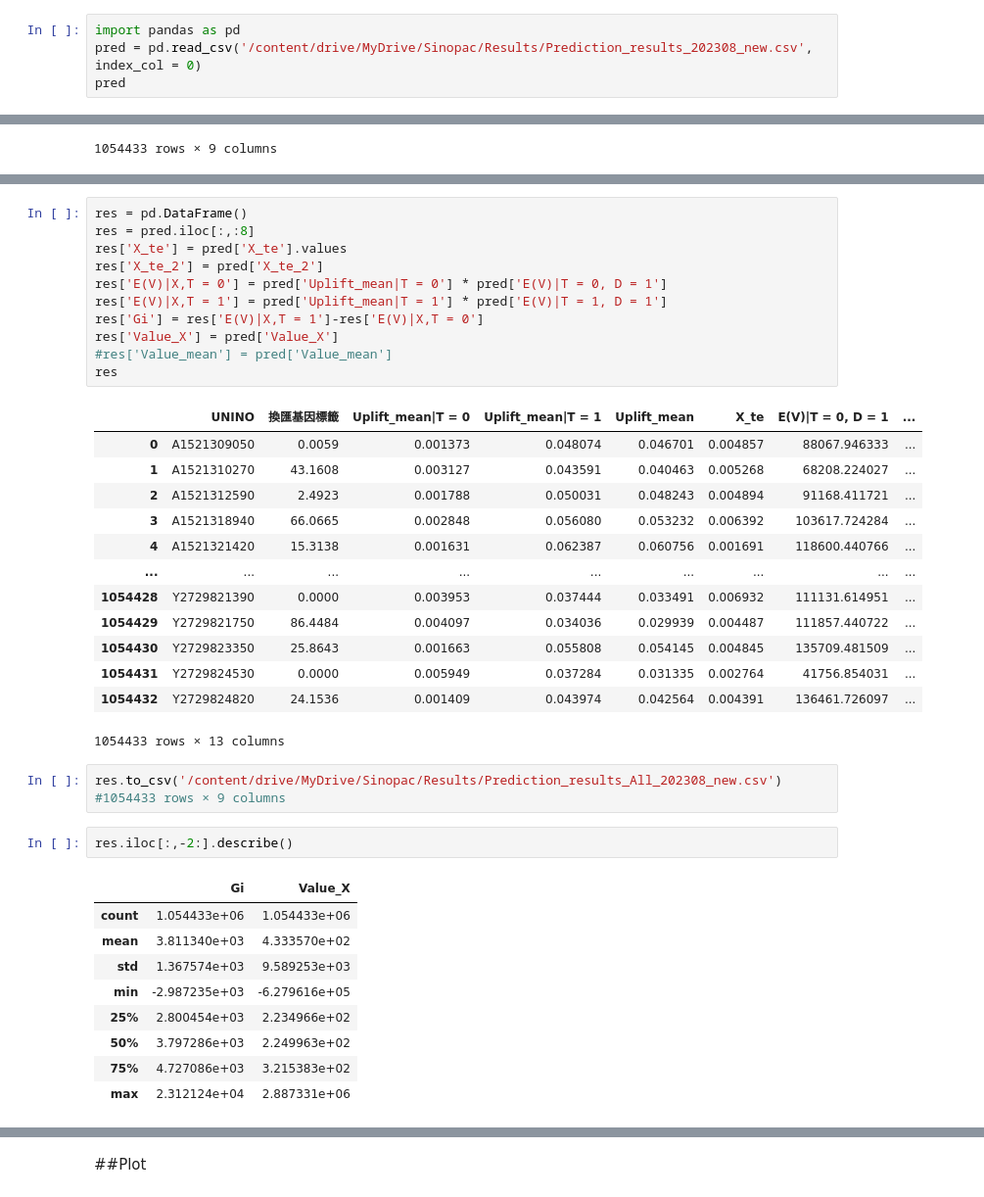
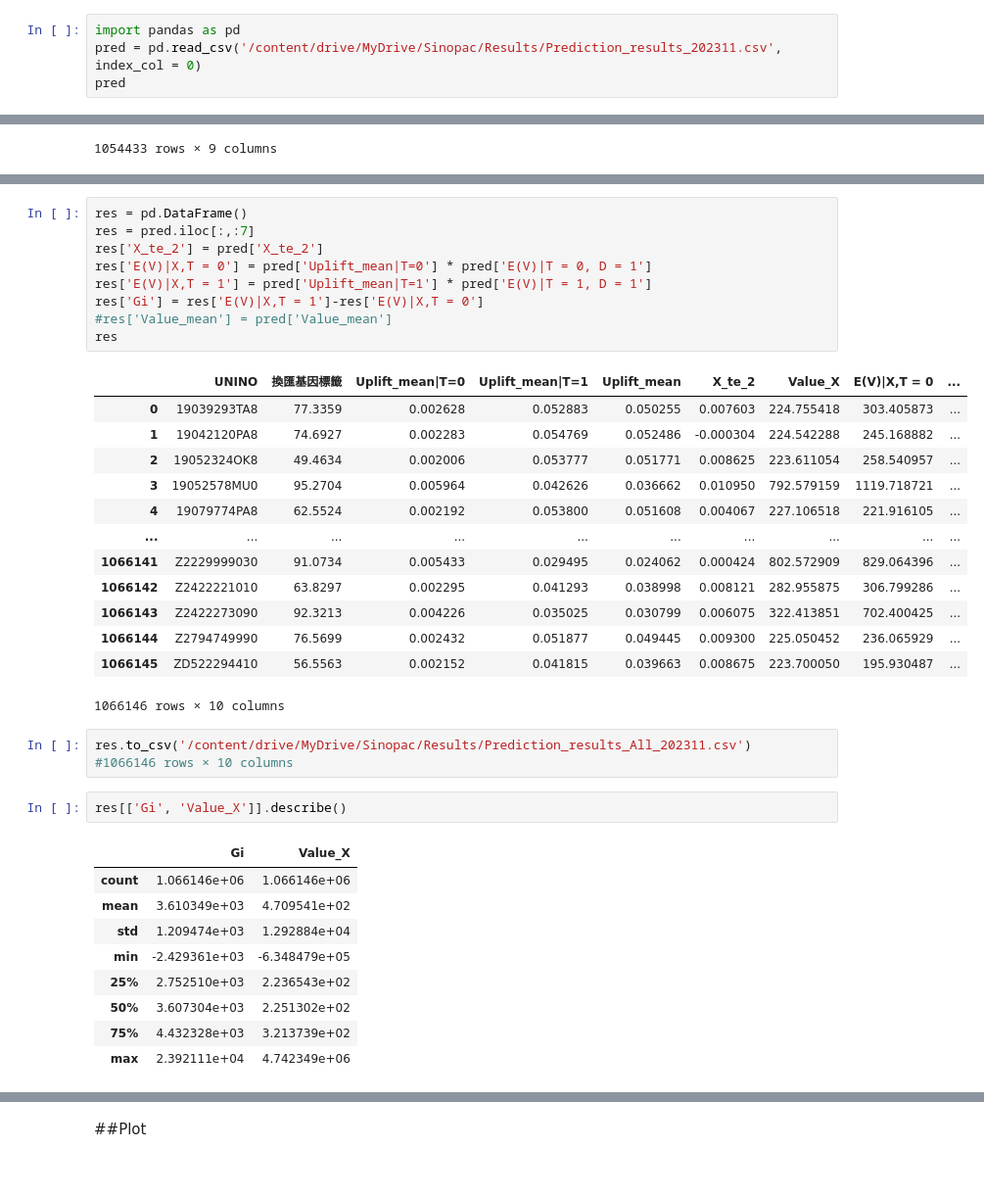
Before and after one commit to sssylvia0/Uplift_Model, a Jupyter notebook: Model_Nov.ipynb, the cells around one changed output, grey strips where cells are left out. Shown at 98% size. Drawn from its saved outputs; the diff is of its cells as text.

```diff
--- a/Model_Nov.ipynb
+++ b/Model_Nov.ipynb
@@ -187,6 +296,6 @@ pred.to_csv('/content/drive/MyDrive/Sinopac/Results/Prediction_results_202308_ne
 # %%
 import pandas as pd
-pred = pd.read_csv('/content/drive/MyDrive/Sinopac/Results/Prediction_results_202308_new.csv', index_col = 0)
+pred = pd.read_csv('/content/drive/MyDrive/Sinopac/Results/Prediction_results_202311.csv', index_col = 0)
 pred
 # %% [output]
 |  | UNINO | 換匯基因標籤 | Uplift_mean|T = 0 | Uplift_mean|T = 1 | Uplift_mean | X_te | E(V)|T = 0, D = 1 | ... |
@@ -217,42 +326,40 @@ pred.describe()
 # %%
 res = pd.DataFrame()
-res = pred.iloc[:,:8]
-res['X_te'] = pred['X_te'].values
+res = pred.iloc[:,:7]
 res['X_te_2'] = pred['X_te_2']
-res['E(V)|X,T = 0'] = pred['Uplift_mean|T = 0'] * pred['E(V)|T = 0, D = 1']
-res['E(V)|X,T = 1'] = pred['Uplift_mean|T = 1'] * pred['E(V)|T = 1, D = 1']
+res['E(V)|X,T = 0'] = pred['Uplift_mean|T=0'] * pred['E(V)|T = 0, D = 1']
+res['E(V)|X,T = 1'] = pred['Uplift_mean|T=1'] * pred['E(V)|T = 1, D = 1']
 res['Gi'] = res['E(V)|X,T = 1']-res['E(V)|X,T = 0']
-res['Value_X'] = pred['Value_X']
 #res['Value_mean'] = pred['Value_mean']
 res
 # %% [output]
-|  | UNINO | 換匯基因標籤 | Uplift_mean|T = 0 | Uplift_mean|T = 1 | Uplift_mean | X_te | E(V)|T = 0, D = 1 | ... |
-| 0 | A1521309050 | 0.0059 | 0.001373 | 0.048074 | 0.046701 | 0.004857 | 88067.946333 | ... |
-| 1 | A1521310270 | 43.1608 | 0.003127 | 0.043591 | 0.040463 | 0.005268 | 68208.224027 | ... |
-| 2 | A1521312590 | 2.4923 | 0.001788 | 0.050031 | 0.048243 | 0.004894 | 91168.411721 | ... |
-| 3 | A1521318940 | 66.0665 | 0.002848 | 0.056080 | 0.053232 | 0.006392 | 103617.724284 | ... |
-| 4 | A1521321420 | 15.3138 | 0.001631 | 0.062387 | 0.060756 | 0.001691 | 118600.440766 | ... |
-| ... | ... | ... | ... | ... | ... | ... | ... | ... |
-| 1054428 | Y2729821390 | 0.0000 | 0.003953 | 0.037444 | 0.033491 | 0.006932 | 111131.614951 | ... |
-| 1054429 | Y2729821750 | 86.4484 | 0.004097 | 0.034036 | 0.029939 | 0.004487 | 111857.440722 | ... |
-| 1054430 | Y2729823350 | 25.8643 | 0.001663 | 0.055808 | 0.054145 | 0.004845 | 135709.481509 | ... |
-| 1054431 | Y2729824530 | 0.0000 | 0.005949 | 0.037284 | 0.031335 | 0.002764 | 41756.854031 | ... |
-| 1054432 | Y2729824820 | 24.1536 | 0.001409 | 0.043974 | 0.042564 | 0.004391 | 136461.726097 | ... |
+|  | UNINO | 換匯基因標籤 | Uplift_mean|T=0 | Uplift_mean|T=1 | Uplift_mean | X_te_2 | Value_X | E(V)|X,T = 0 | ... |
+| 0 | 19039293TA8 | 77.3359 | 0.002628 | 0.052883 | 0.050255 | 0.007603 | 224.755418 | 303.405873 | ... |
+| 1 | 19042120PA8 | 74.6927 | 0.002283 | 0.054769 | 0.052486 | -0.000304 | 224.542288 | 245.168882 | ... |
+| 2 | 19052324OK8 | 49.4634 | 0.002006 | 0.053777 | 0.051771 | 0.008625 | 223.611054 | 258.540957 | ... |
+| 3 | 19052578MU0 | 95.2704 | 0.005964 | 0.042626 | 0.036662 | 0.010950 | 792.579159 | 1119.718721 | ... |
+| 4 | 19079774PA8 | 62.5524 | 0.002192 | 0.053800 | 0.051608 | 0.004067 | 227.106518 | 221.916105 | ... |
+| ... | ... | ... | ... | ... | ... | ... | ... | ... | ... |
+| 1066141 | Z2229999030 | 91.0734 | 0.005433 | 0.029495 | 0.024062 | 0.000424 | 802.572909 | 829.064396 | ... |
+| 1066142 | Z2422221010 | 63.8297 | 0.002295 | 0.041293 | 0.038998 | 0.008121 | 282.955875 | 306.799286 | ... |
+| 1066143 | Z2422273090 | 92.3213 | 0.004226 | 0.035025 | 0.030799 | 0.006075 | 322.413851 | 702.400425 | ... |
+| 1066144 | Z2794749990 | 76.5699 | 0.002432 | 0.051877 | 0.049445 | 0.009300 | 225.050452 | 236.065929 | ... |
+| 1066145 | ZD522294410 | 56.5563 | 0.002152 | 0.041815 | 0.039663 | 0.008675 | 223.700050 | 195.930487 | ... |
-1054433 rows × 13 columns
+1066146 rows × 10 columns
 # %%
-res.to_csv('/content/drive/MyDrive/Sinopac/Results/Prediction_results_All_202308_new.csv')
-#1054433 rows × 9 columns
+res.to_csv('/content/drive/MyDrive/Sinopac/Results/Prediction_results_All_202311.csv')
+#1066146 rows × 10 columns
 # %%
-res.iloc[:,-2:].describe()
+res[['Gi', 'Value_X']].describe()
 # %% [output]
 |  | Gi | Value_X |
-| count | 1.054433e+06 | 1.054433e+06 |
-| mean | 3.811340e+03 | 4.333570e+02 |
-| std | 1.367574e+03 | 9.589253e+03 |
-| min | -2.987235e+03 | -6.279616e+05 |
-| 25% | 2.800454e+03 | 2.234966e+02 |
-| 50% | 3.797286e+03 | 2.249963e+02 |
-| 75% | 4.727086e+03 | 3.215383e+02 |
-| max | 2.312124e+04 | 2.887331e+06 |
+| count | 1.066146e+06 | 1.066146e+06 |
+| mean | 3.610349e+03 | 4.709541e+02 |
+| std | 1.209474e+03 | 1.292884e+04 |
+| min | -2.429361e+03 | -6.348479e+05 |
+| 25% | 2.752510e+03 | 2.236543e+02 |
+| 50% | 3.607304e+03 | 2.251302e+02 |
+| 75% | 4.432328e+03 | 3.213739e+02 |
+| max | 2.392111e+04 | 4.742349e+06 |
 # %%
 import pandas as pd
```
Also changed, not shown: parts of 22 cells of this notebook.
